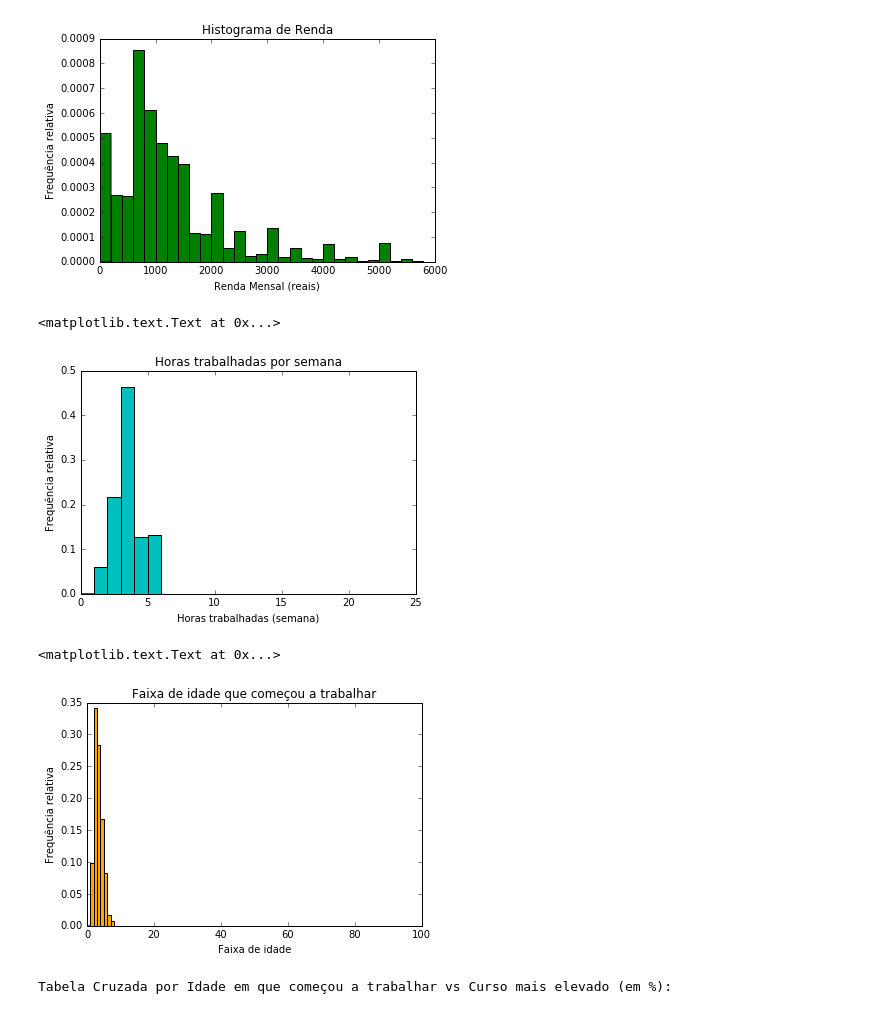
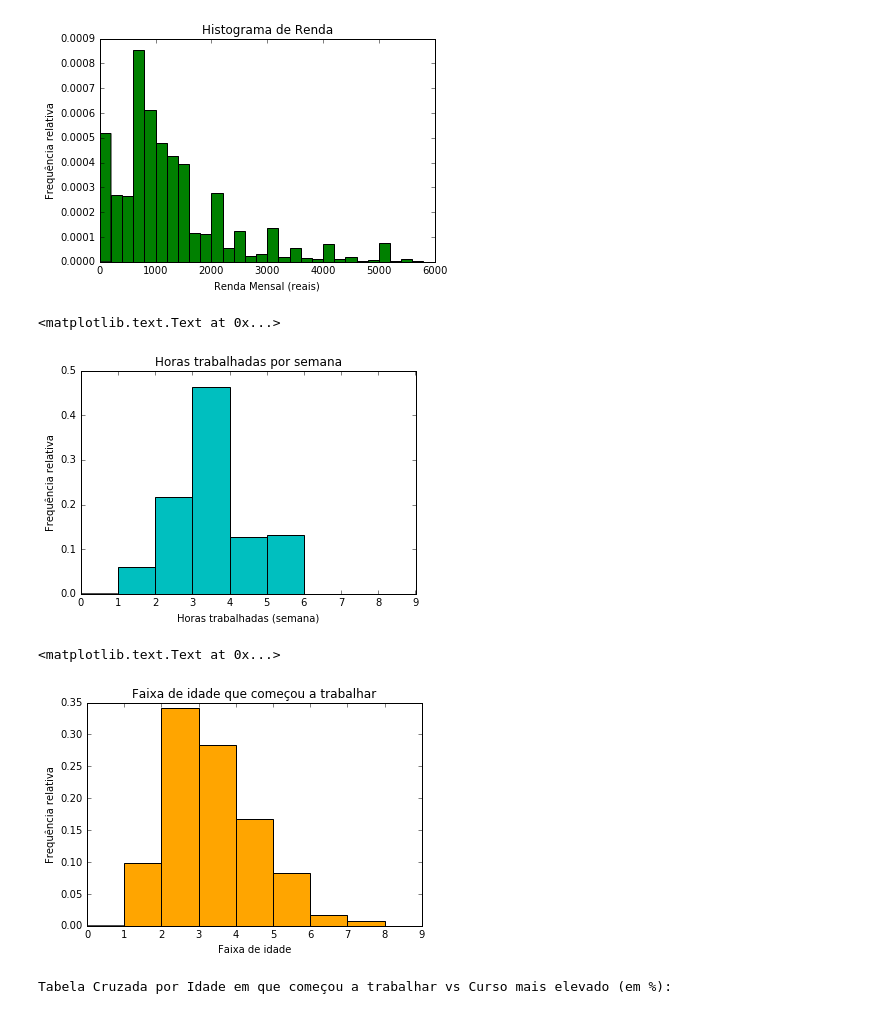
Before and after one commit to brunodratcu/CD, a Jupyter notebook: Projeto1/Projeto1 Layout.ipynb, the cells around one changed output. Drawn from its saved outputs; the diff is of its cells as text; code cells hidden in the pictures.

```diff
--- a/Projeto1/Projeto1 Layout.ipynb
+++ b/Projeto1/Projeto1 Layout.ipynb
@@ -94,7 +94,7 @@ pnad2014.head()
 | 4 | 2014 | 11 | 15 | 2 | 2 | 4 | 6 | 11 | 1970 | 43 | ... | ... |
 5 rows × 341 columns
 # %%
-tabela = pnad2014.loc[:, ["UF", "V8005", "V0302", "V6002", "V6007", "V9891", "V4706", "V4707", "V4719"]]
+tabela = pnad2014.loc[:, ["UF", "V8005", "V0302", "V9122", "V6002", "V6007", "V9891", "V4706", "V4707", "V4719"]]
 
 #tabela
 # %%
@@ -102,7 +102,7 @@ escolhas = pd.DataFrame()
 
 escolhas["Idade"] = tabela.V8005
 escolhas["Sexo"] = tabela.V0302
-#escolhas["Aposentados"] = tabela.V9122  #<<<--- mesmo com o PES2014, ele diz que não se encontra no DataFrame
+escolhas["Aposentados"] = tabela.V9122
 escolhas["Rede de ensino"] = tabela.V6002
 escolhas["Curso mais elevado que frequentou"] = tabela.V6007
 escolhas["Faixa de idade em que começou a trabalhar"] = tabela.V9891
@@ -198,8 +204,8 @@ escolhas.idade = tabela.V8005.astype('category')
 escolhas.sexo = tabela.V6002.astype('category')
 escolhas.sexo.cat.categories = ("Homem", "Mulher")
 
-#escolhas.aposentados = tabela.V9122.astype('category')
-#tabela.idade.cat.categories = ("Sim", "Nao")
+escolhas.aposentados = tabela.V9122.astype('category')
+escolhas.aposentados.cat.categories = ("Sim", "Não")
 
 escolhas.rede_de_ensino = tabela.V6002.astype('category')
 escolhas.rede_de_ensino.cat.categories = ("Pública", "Privada")
@@ -323,7 +329,7 @@ plt.ylabel("Frequência relativa")
 
 escolhas["Horas habitualmente trabalhadas por semana"].describe()
 
-horas = arange(0,24,1)
+horas = arange(0,10)
 
 plot = escolhas["Horas habitualmente trabalhadas por semana"].plot.hist(bins=horas, normed=1, color="c")
 plt.title("Horas trabalhadas por semana")
@@ -331,21 +337,21 @@ plt.xlabel("Horas trabalhadas (semana)")
 plt.ylabel("Frequência relativa")
 # %% [output]
 <matplotlib.text.Text at 0x...>
-[figure, old version]
+[figure, new version]
 # %%
 #Histograma da faixa de idade na qual começou a trabalhar
 
 escolhas["Faixa de idade em que começou a trabalhar"].describe()
 
-faixa_idade= arange(0,100)
+faixa_idade= arange(0,10)
 
 plot = escolhas["Faixa de idade em que começou a trabalhar"].plot.hist(bins=faixa_idade, normed=1, color="orange")
 plt.title("Faixa de idade que começou a trabalhar")
 plt.xlabel("Faixa de idade")
 plt.ylabel("Frequência relativa")
 # %% [output]
 <matplotlib.text.Text at 0x...>
-[figure, old version]
+[figure, new version]
 # %%
 #Tabela que mostra a idade em que a pessoa começou a trabalhar com o curso mais elevado que ela completou
 
```
Also changed, not shown: parts of 22 cells of this notebook.
